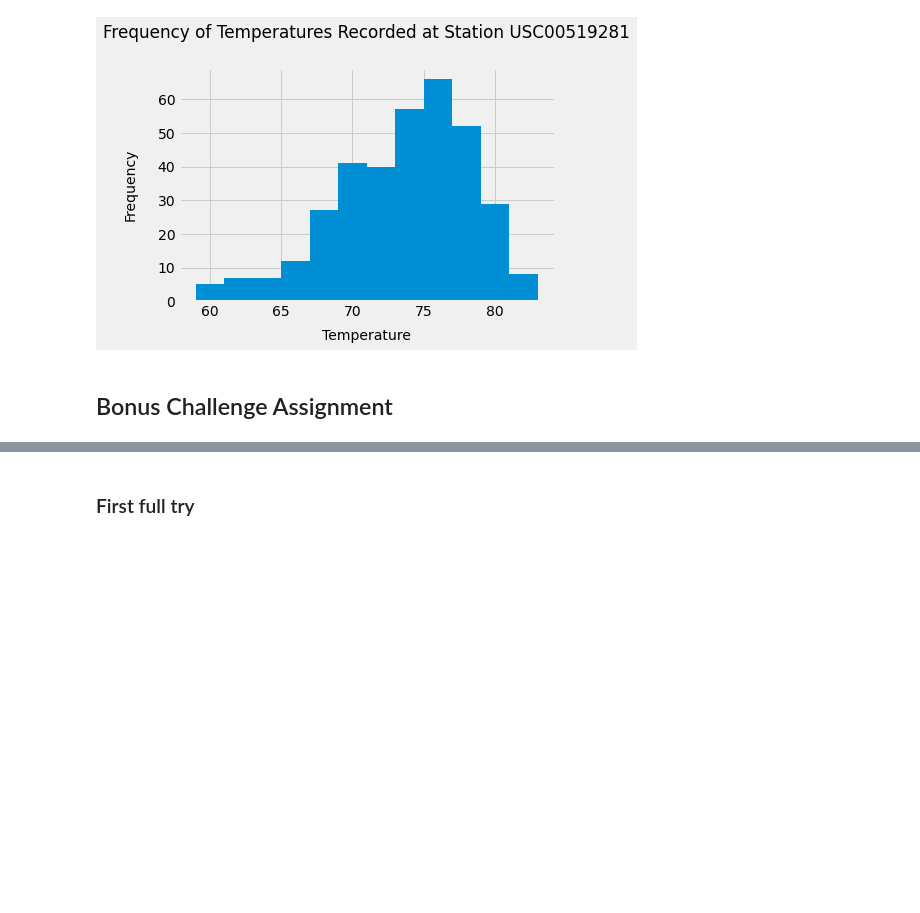
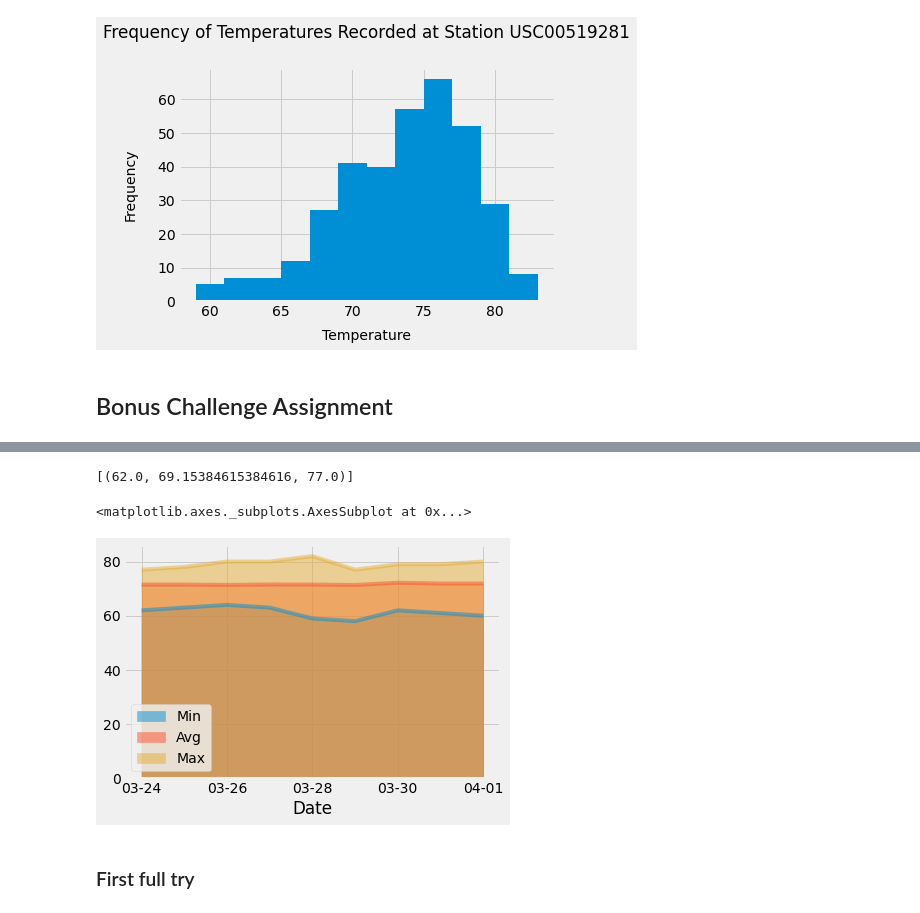
Before and after one commit to arhunt/sqlalchemy-challenge, a Jupyter notebook: climate.ipynb, the cells around one changed output, grey strips where cells are left out. Saved outputs shown, nothing was run; the diff lists cells and outputs as text; code cells hidden in the pictures; blank space fills up the shorter version.

```diff
--- a/climate.ipynb
+++ b/climate.ipynb
@@ -157,10 +162,8 @@ Average temperature recorded: 73.1
 # %%
 # Choose the station with the highest number of temperature observations.
 # Query the last 12 months of temperature observation data for this station and plot the results as a histogram
-maxstation_temps = []
 maxstation_find = engine.execute(f"SELECT tobs FROM measurement WHERE station = '{maxstation}' AND date > '{mindate}'")
-for row in maxstation_find:
-    maxstation_temps.append(row[0])
+maxstation_temps = [row[0] for row in maxstation_find]
 plt.hist(maxstation_temps, bins=12)
 plt.title(f'Frequency of Temperatures Recorded at Station {maxstation}',pad=30,size='large')
 plt.xlabel('Temperature',labelpad=10,size='medium')
@@ -215,25 +264,52 @@ def daily_normals(date):
 
     """
 
-    sel = [func.min(Measurement.tobs), func.avg(Measurement.tobs), func.max(Measurement.tobs)]
-    return session.query(*sel).filter(func.strftime("%m-%d", Measurement.date) == date).all()
+    sel = [func.min(msmnt.tobs), func.avg(msmnt.tobs), func.max(msmnt.tobs)]
+    return session.query(*sel).filter(func.strftime("%m-%d", msmnt.date) == date).all()
 
 daily_normals("01-01")
+# %% [output]
+[(62.0, 69.15384615384616, 77.0)]
 # %%
 # calculate the daily normals for your trip
 # push each tuple of calculations into a list called `normals`
+# Set the start and end date of the trip
+# Use the start and end date to create a range of dates
+# Stip off the year and save a list of %m-%d strings
+# Loop through the list of %m-%d strings and calculate the normals for each date
+datesquery = session.query(msmnt.date).filter(and_(func.strftime("%m-%d", msmnt.date) >= tripstart,\
+                func.strftime("%m-%d", msmnt.date) <= tripend))
 
-# Set the start and end date of the trip
+tripdates = []
 
-# Use the start and end date to create a range of dates
+for row in datesquery:
+    tripdates.append((row[0])[5:10])
 
-# Stip off the year and save a list of %m-%d strings
+statdate = []
+statmin = []
+statavg = []
+statmax = []
 
-# Loop through the list of %m-%d strings and calculate the normals for each date
+for date in tripdates:
+    if date not in statdate:
+        statdate.append(date)
+        statmin.append((daily_normals(date))[0][0])
+        statavg.append((daily_normals(date))[0][1])
+        statmax.append((daily_normals(date))[0][2])
+
+# print(statdate)
+# print(statmin)
+# print(statavg)
+# print(statmax)
 # %%
 # Load the previous query results into a Pandas DataFrame and add the `trip_dates` range as the `date` index
+tripstats_df = pd.DataFrame({"Date":statdate,"Min":statmin,"Avg":statavg,"Max":statmax}).set_index("Date").sort_values("Date")
 # %%
 # Plot the daily normals as an area plot with `stacked=False`
+tripstats_df.plot.area(stacked=False)
+# %% [output]
+<matplotlib.axes._subplots.AxesSubplot at 0x...>
+[figure, added]
 # %%
 # alldates = engine.execute("SELECT date FROM measurement")
 # maxdate = max(alldates)[0]
```
Also changed, not shown: parts of 12 cells of this notebook.
